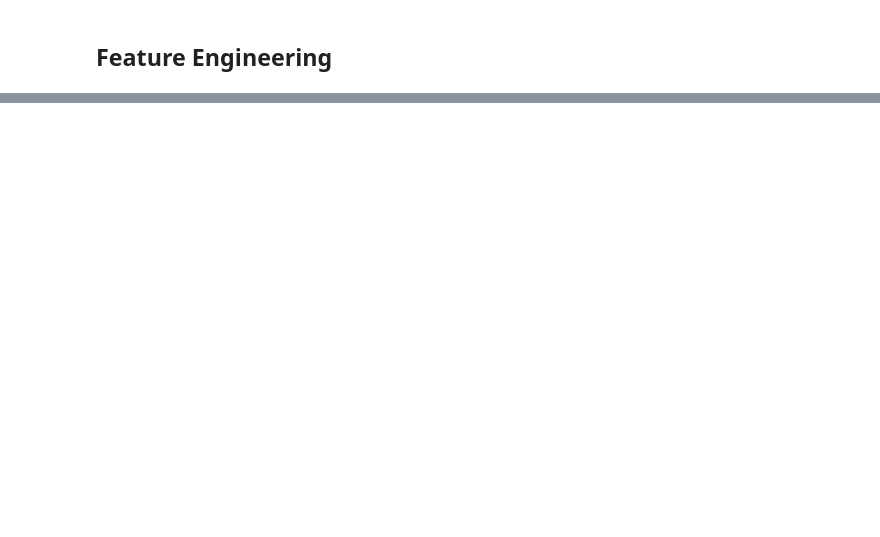
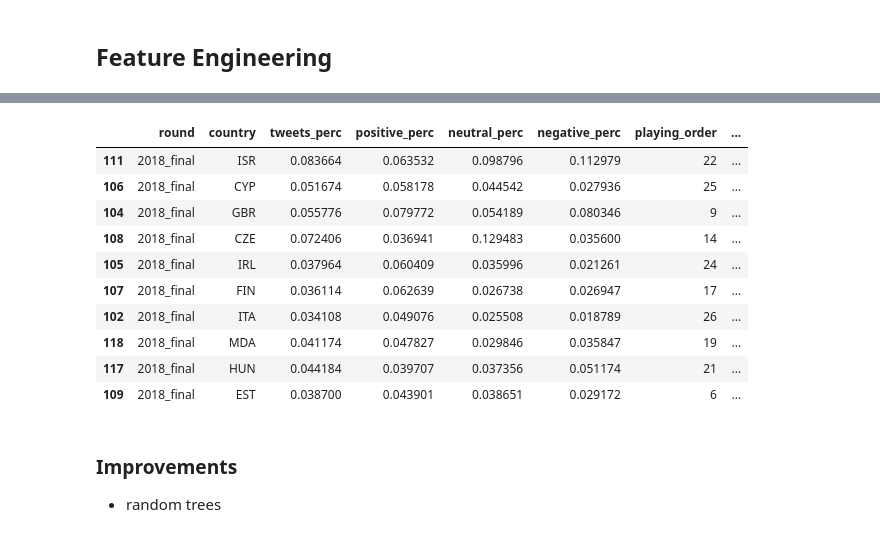
Before and after one commit to eduardbonada/eurovision_tweet_tracker, a Jupyter notebook: notebooks/Model Prediction with 2018 results.ipynb, the cells around one changed output, grey strips where cells are left out. Cells and saved outputs as stored; diff of their text form; code cells hidden in the pictures; blank space fills up the shorter version.

```diff
--- a/notebooks/Model Prediction with 2018 results.ipynb
+++ b/notebooks/Model Prediction with 2018 results.ipynb
@@ -100,0 +104,12 @@ data.head(1)
+# %%
+# normalize playing order
+data['num_contestants'] =  data[['round','playing_order']].groupby('round').transform(np.max)
+data['playing_order_norm'] = data['playing_order'] / data['num_contestants']
+# %%
+# create labels 'isTopN'
+data['isTop5_jury'] = data.apply(lambda r: 1 if r['rank_jury']<=5 else 0, axis=1)
+data['isTop10_jury'] = data.apply(lambda r: 1 if r['rank_jury']<=10 else 0, axis=1)
+data['isTop5_televoting'] = data.apply(lambda r: 1 if r['rank_jury']<=5 else 0, axis=1)
+data['isTop10_televoting'] = data.apply(lambda r: 1 if r['rank_jury']<=10 else 0, axis=1)
+data['isTop5_total'] = data.apply(lambda r: 1 if r['rank_total']<=5 else 0, axis=1)
+data['isTop10_total'] = data.apply(lambda r: 1 if r['rank_total']<=10 else 0, axis=1)
@@ -100,0 +125,49 @@ data.head(1)
+# %%
+# set label to predict
+isTopN = 'isTop10_total'
+
+# set the features to analyze in the model
+#features = ['negative', 'neutral', 'positive', 'tweets']
+#features = ['negative_log', 'neutral_log', 'positive_log', 'tweets_log']
+features = ['negative_perc', 'neutral_perc', 'positive_perc', 'tweets_perc', 'playing_order_norm']
+features_string = ' + '.join(features)
+
+# create input matrix and outut array
+y, X = dmatrices('{} ~ {}'.format(isTopN, features_string), data, return_type = 'dataframe')
+
+# sklearn split
+X_train, X_test, y_train, y_test = train_test_split(X, y, test_size=0.2, random_state=randint(0,1000))
+print('X_train: {}\nX_test:  {}\ny_train: {} {}%\ny_test:  {} {}%'.format(
+    len(X_train),
+    len(X_test),
+    len(y_train), int(100*y_train.sum()/len(y_train)),
+    len(y_test), int(100*y_test.sum()/len(y_test))
+))
+
+# Linear Regression model with sklearn
+regularization = 0.001
+model = LogisticRegression(fit_intercept = True, C = 1/regularization)
+regressor = model.fit(X_train, y_train.values.ravel())
+
+# predict train & test
+y_train_pred = regressor.predict(X_train)
+y_test_pred = regressor.predict(X_test)
+
+# print scores
+print('\nClassification performance metrics (train)')
+print(' Accuracy: {}'.format(metrics.accuracy_score(y_train, y_train_pred)))
+print(' ROC AUC:  {}\n'.format(metrics.roc_auc_score(y_train, y_train_pred)))
+print('\nClassification performance metrics (test)')
+print(' Accuracy: {}'.format(metrics.accuracy_score(y_test, y_test_pred)))
+print(' ROC AUC:  {}\n'.format(metrics.roc_auc_score(y_test, y_test_pred)))
+
+# print feature relationship
+features_tmp = np.insert(features,0,'intercept')
+print(pd.DataFrame(list(zip(features_tmp, model.coef_.ravel())), columns=['features','coefs']))
+
+# compute the new predicted score using the feature weights modeled in Logistic Regression
+data['predicted_score'] = np.dot(X.values, model.coef_.T)
+
+# compare predicted as topN
+data[data['round']=='2018_final'][['round','country','tweets_perc','positive_perc','neutral_perc','negative_perc','playing_order',isTopN,'predicted_score']].sort_values(by=['predicted_score'], ascending=False).head(10)
+# %% [output]
@@ -100,0 +191,15 @@ data.head(1)
+|  | round | country | tweets_perc | positive_perc | neutral_perc | negative_perc | playing_order | ... |
+| 111 | 2018_final | ISR | 0.083664 | 0.063532 | 0.098796 | 0.112979 | 22 | ... |
+| 106 | 2018_final | CYP | 0.051674 | 0.058178 | 0.044542 | 0.027936 | 25 | ... |
+| 104 | 2018_final | GBR | 0.055776 | 0.079772 | 0.054189 | 0.080346 | 9 | ... |
+| 108 | 2018_final | CZE | 0.072406 | 0.036941 | 0.129483 | 0.035600 | 14 | ... |
+| 105 | 2018_final | IRL | 0.037964 | 0.060409 | 0.035996 | 0.021261 | 24 | ... |
+| 107 | 2018_final | FIN | 0.036114 | 0.062639 | 0.026738 | 0.026947 | 17 | ... |
+| 102 | 2018_final | ITA | 0.034108 | 0.049076 | 0.025508 | 0.018789 | 26 | ... |
+| 118 | 2018_final | MDA | 0.041174 | 0.047827 | 0.029846 | 0.035847 | 19 | ... |
+| 117 | 2018_final | HUN | 0.044184 | 0.039707 | 0.037356 | 0.051174 | 21 | ... |
+| 109 | 2018_final | EST | 0.038700 | 0.043901 | 0.038651 | 0.029172 | 6 | ... |
+# %% [markdown]
+### Improvements
+
+- random trees
```
Also changed, not shown: parts of 11 cells of this notebook, 1 other file.
